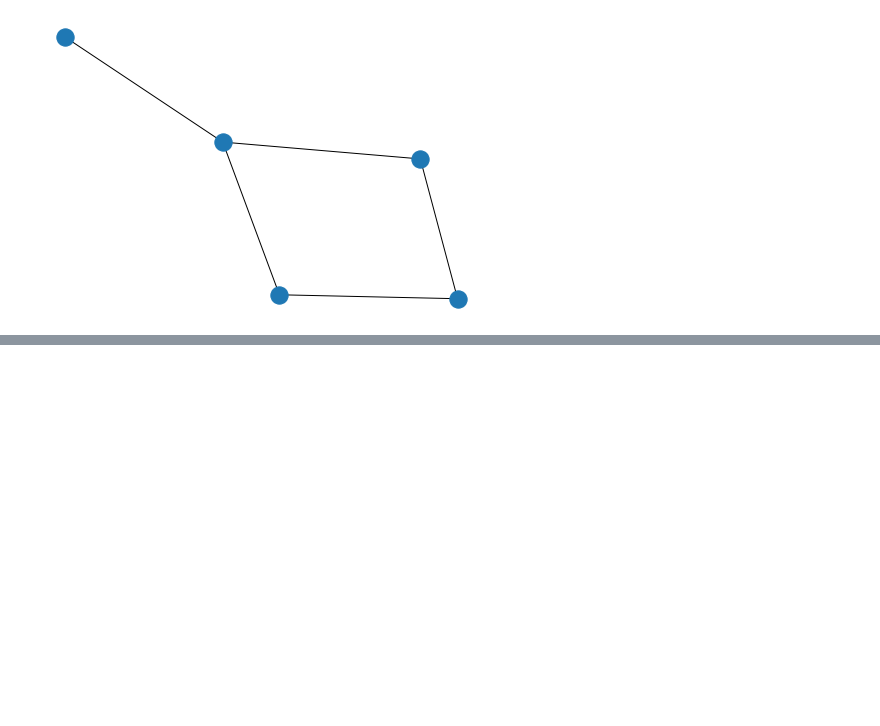
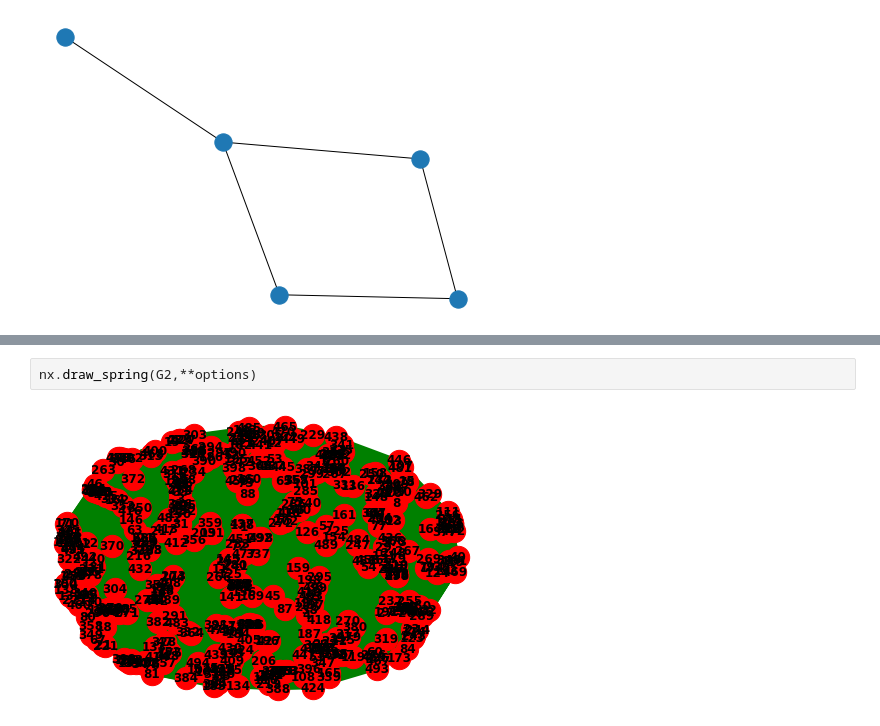
Before and after one commit to fitsumcs/SocialNetLab, a Jupyter notebook: Lab_02/GraphDemo.ipynb, the cells around one changed output, grey strips where cells are left out. Saved outputs shown, nothing was run; the diff lists cells and outputs as text; blank space fills up the shorter version.

```diff
--- a/Lab_02/GraphDemo.ipynb
+++ b/Lab_02/GraphDemo.ipynb
@@ -84,0 +91,4 @@ nx.draw_circular(G,**options)
+# %%
+nx.draw_spring(G2,**options)
+# %% [output]
+[figure, added]
```
Also changed, not shown: parts of 10 cells of this notebook.
